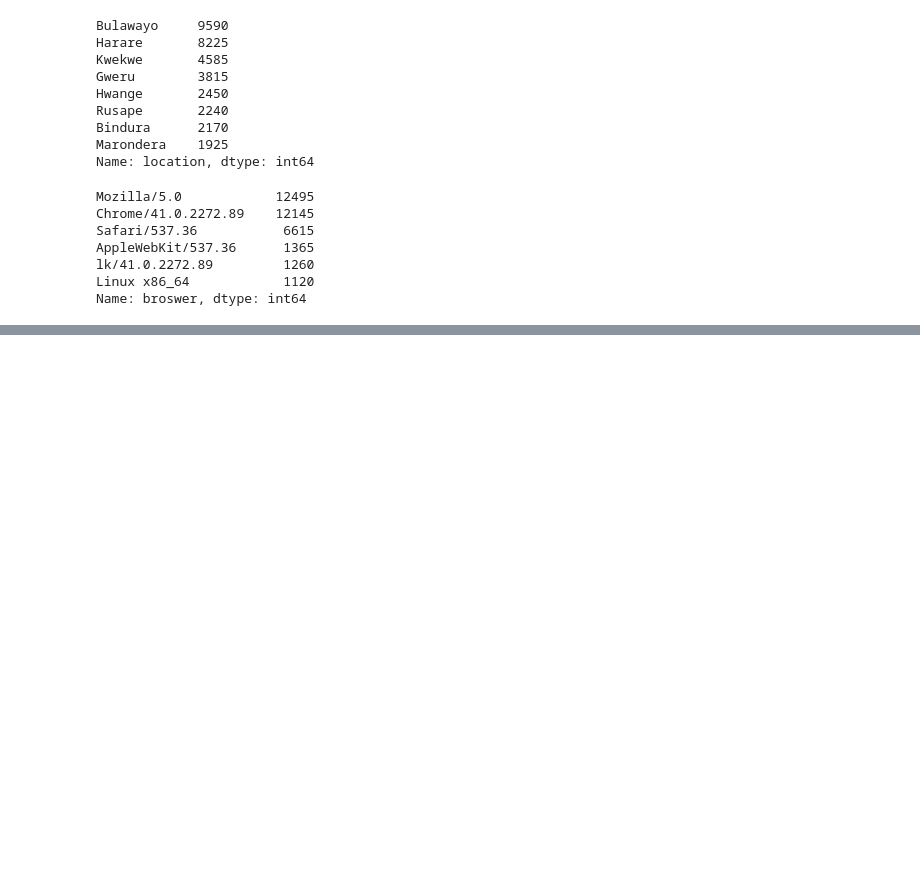
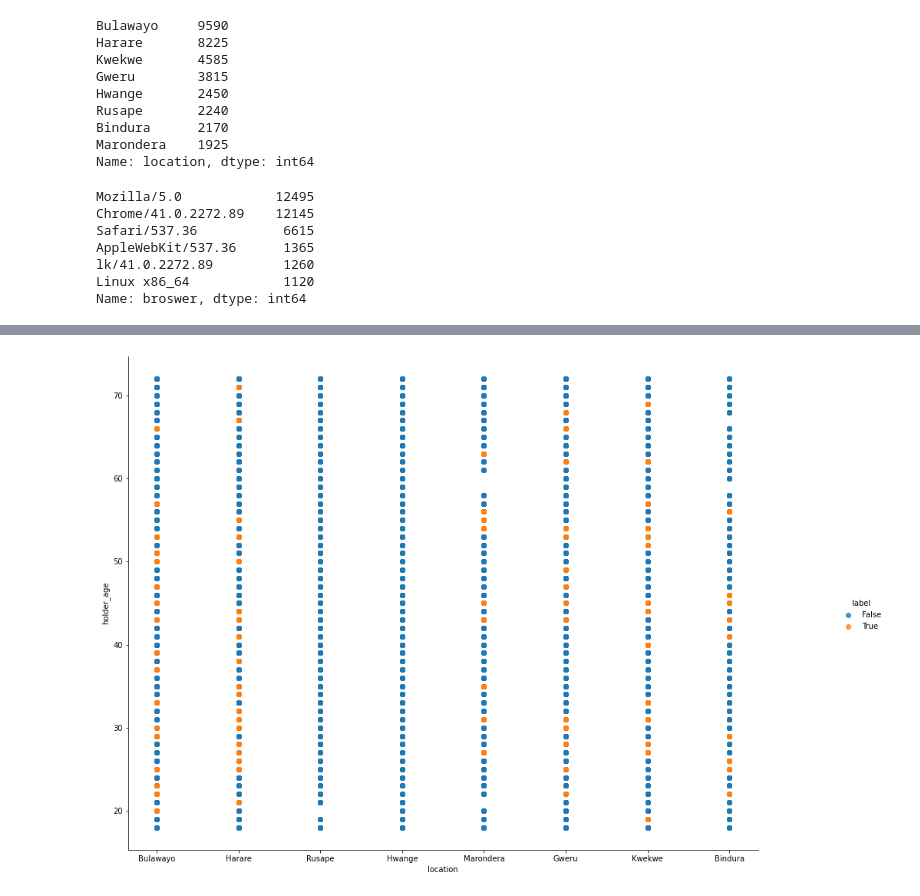
Before and after one commit to nyashaChiza/Real-Time-Credit-Card-Transaction-Fraud-Detection, a Jupyter notebook: notebooks/HIT400(Updated).ipynb, the cells around one changed output, grey strips where cells are left out. Drawn from its saved outputs; the diff is of its cells as text; code cells hidden in the pictures; blank space fills up the shorter version.

```diff
--- a/notebooks/HIT400(Updated).ipynb
+++ b/notebooks/HIT400(Updated).ipynb
@@ -84,0 +99,7 @@ Name: broswer, dtype: int64
+# %%
+sns.lmplot('location', 'holder_age', df, hue='label', fit_reg=False)
+fig = plt.gcf()
+fig.set_size_inches(15,10)
+plt.show()
+# %% [output]
+[figure, added]
```
Also changed, not shown: parts of 14 cells of this notebook, 5 other files.
